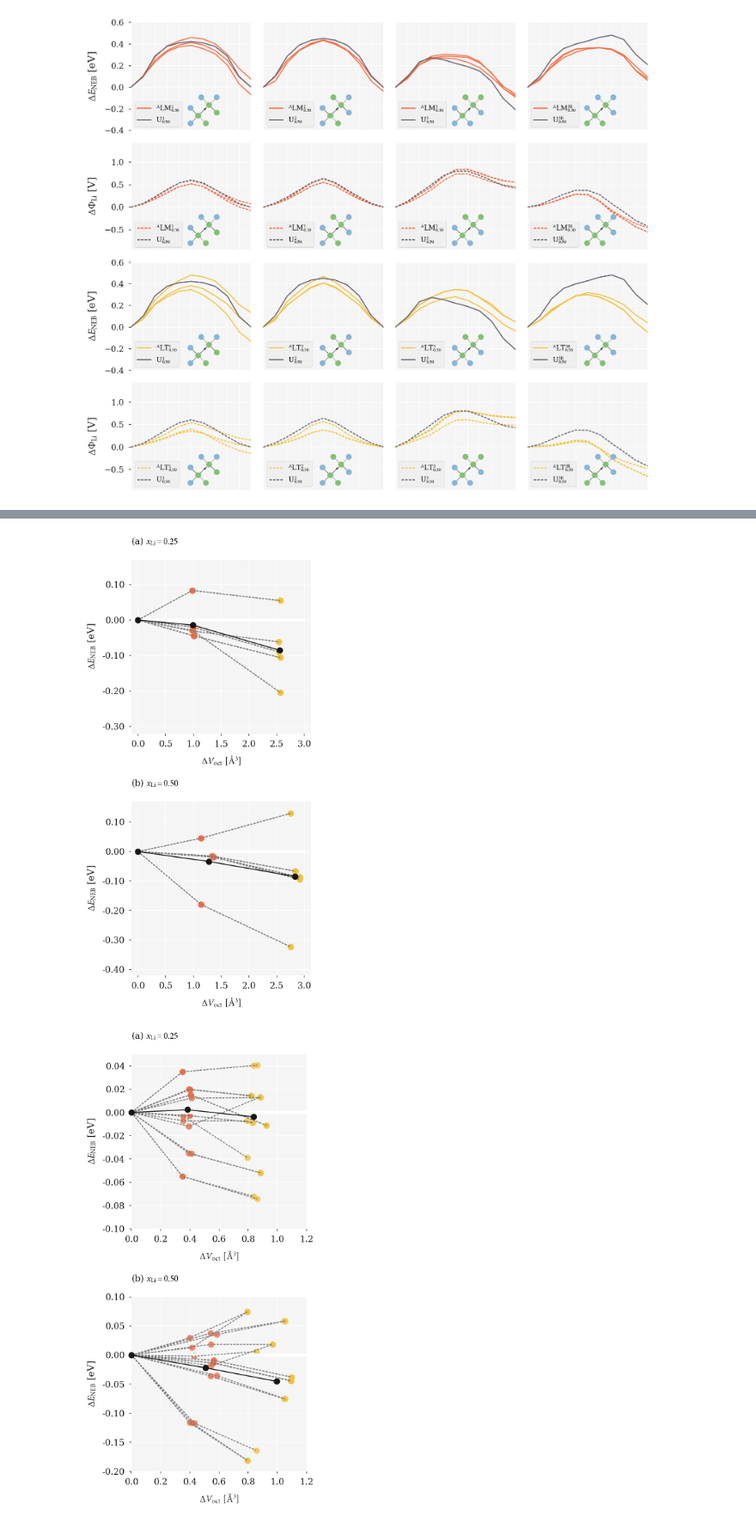
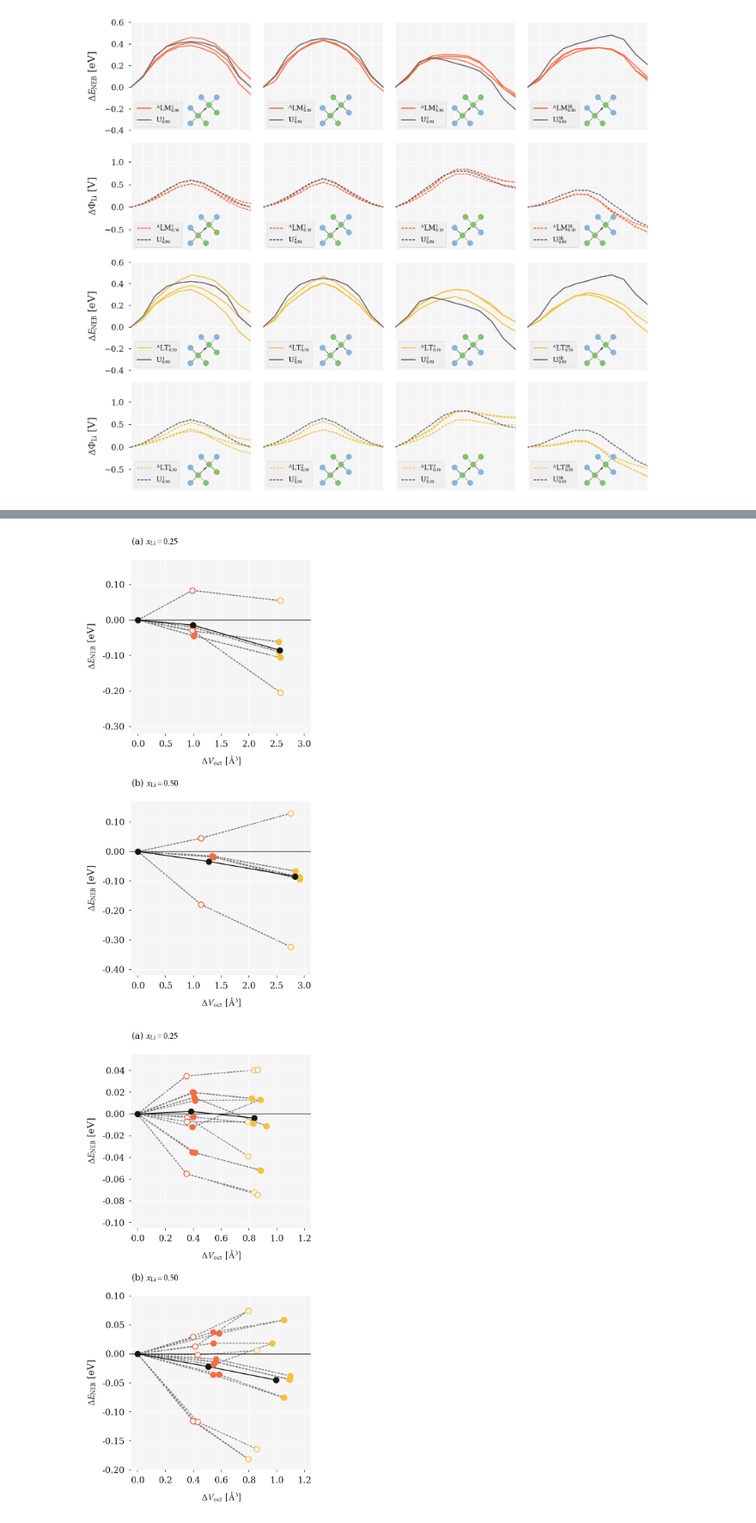
Before and after one commit to bjmorgan/data_NEB_spinel, a Jupyter notebook: analysis/spinel_paper_generating_figures.ipynb, the cells around one changed output, grey strips where cells are left out. Shown at 86% size. Saved outputs shown, nothing was run; the diff lists cells and outputs as text; code cells hidden in the pictures.

```diff
--- a/analysis/spinel_paper_generating_figures.ipynb
+++ b/analysis/spinel_paper_generating_figures.ipynb
@@ -373,6 +373,8 @@ for i, x in enumerate( [0.25, 0.50], 2 ):
             ax[i].plot( barriers, '-', c='grey', linestyle='dashed' )
             for j, ( b, strain ) in enumerate( zip( barriers, [ 'U', 'LM', 'LT' ] ) ):
                 ax[i].plot( j, b, 'o', c=ff.colours[strain] )
+                if path in [ '3', '3R' ]:
+                    ax[i].plot( j, b, 'o', c=ff.lighter_grey, ms=7.3 )
 
 for i in range(len(title)):
     ax[i].set_ylim([0,0.6])
@@ -423,10 +425,13 @@ for ax, conc in zip( axes, [ 0.25, 0.5 ] ):
             x.append( p_bar )
             y.append( E_bar )
 
-            ax.plot( p_bar, E_bar, 'o', linestyle='None',c=ff.colours[strain], clip_on=False )
+            ax.plot( p_bar, E_bar, 'o', linestyle='None',c=ff.colours[strain], clip_on=False, zorder=2 )
+            if path in [ '3', '3R' ]:
+                ax.plot( p_bar,E_bar, 'o', c=ff.lighter_grey, ms=7.3, zorder=2 )
 
         slope, intercept, rvalue, pvalue, stderr = linregress( x, y )
-        ax.plot( np.array( [ 0.0, 1.0 ] ), ff.line( np.array( [ 0.0, 1.0 ] ), slope, intercept ), c=ff.colours[strain] )
+        ax.plot( np.array( [ 0.0, 1.0 ] ), ff.line( np.array( [ 0.0, 1.0 ] ), slope, intercept ),
+                 c=ff.colours[strain], zorder=1 )
 
 axes[0].set_title( r'(a) $x_\mathrm{Li}=0.25$', fontsize=fontsize, loc='left')
 axes[1].set_title( r'(b) $x_\mathrm{Li}=0.50$', fontsize=fontsize, loc='left')
@@ -451,10 +456,10 @@ df = pd.read_csv( '{}/spinel_iso_pot_vol.csv'.format( data_dir, conc ), delim_wh
 
 for i, conc in enumerate( [ 0.25, 0.50 ] ):
 
-    x=np.array( [ -0.2, 3.0 ] )
+    x=np.array( [ -0.2, 3.2 ] )
     y=np.array( [ 0.0, 0.0 ] )
 
-    axes[i].plot(x,y,c='white', linewidth=5)
+    axes[i].plot(x,y,c=ff.nearly_black, linewidth=1)
 
     axes[i].set_xlabel( r'$\Delta V_\mathrm{oct}$ $[\mathrm{\AA}^3]$' )
     axes[i].set_ylabel( r'$\Delta E_\mathrm{NEB}$ [eV]' )
@@ -473,7 +478,7 @@ for i, conc in enumerate( [ 0.25, 0.50 ] ):
                 loc = ( df.path == path ) & ( df.conc == conc ) & ( df.strain == strain )
                 x.append( df[ loc ].dPolyV.values[0] )
                 y.append( df[ loc ].dEbar.values[0] )
-            axes[i].plot( x, y, c='grey', linestyle='dashed' )
+            axes[i].plot( x, y, c='grey', linestyle='dashed', zorder=0 )
 
     x=[]
     y=[]
@@ -515,7 +520,9 @@ for i, conc in enumerate( [ 0.25, 0.50 ] ):
                 x.append( df[ loc ].dPolyV.values[0] )
                 y.append( df[ loc ].dEbar.values[0] )
 
-                axes[i].plot(x,y,'ro', c=col, label=label, alpha=0.8, zorder=1 )
+                axes[i].plot(x,y,'ro', c=col, label=label, alpha=1.0, zorder=1 )
+                if path in [ '3', '3R' ]:
+                    axes[i].plot( x,y,'ro', c=ff.lighter_grey, ms=7.3, zorder=1 )
 
     axes[i].set_title( title[i], fontsize=fontsize, loc='left')
 
@@ -531,7 +538,7 @@ plt.savefig( '{}/oct_vol_vs_delta_e_iso.pdf'.format( figures_dir, conc ) )
 
 ff.set_rcParams( ff.master_formatting )
 # %% [output]
-[figure, old version]
+[figure, new version]
 # %%
 '''
 Figure 9
@@ -544,10 +551,10 @@ title = [ r'(a) $x_\mathrm{Li}=0.25$', r'(b) $x_\mathrm{Li}=0.50$' ]
 
 for i, conc in enumerate( [ 0.25, 0.50 ] ):
 
-    x=np.array( [ -0.2, 1.2 ] )
+    x=np.array( [ -0.2, 1.25 ] )
     y=np.array( [ 0.0, 0.0 ] )
 
-    axes[i].plot(x,y,c='white', linewidth=5)
+    axes[i].plot(x,y,c=ff.nearly_black,linewidth=1)
 
     df = pd.read_csv( '{}/aniso_{:2.2f}.csv'.format( data_dir, conc ), delim_whitespace=True, comment='#' )
 
@@ -568,7 +575,7 @@ for i, conc in enumerate( [ 0.25, 0.50 ] ):
                 loc = ( df.path == path ) & ( df['axes'] == ax ) & ( df.conc == conc ) & ( df.strain == strain )
                 x.append( df[ loc ].dPolyV.values[0] )
                 y.append( df[ loc ].dEbar.values[0] )
-            axes[i].plot(x,y,c='grey',linestyle='dashed')
+            axes[i].plot(x,y,c='grey',linestyle='dashed', zorder=0)
 
     x=[]
     y=[]
@@ -591,36 +598,42 @@ for i, conc in enumerate( [ 0.25, 0.50 ] ):
                 col = ff.colours[ strain ]
                 if strain =='LT':
                     if lt_lab == True:
                         label = None
                     else:
                         label = r"LiTi$_5$O$_{12}$"
                         lt_lab = True
 
                 if strain == 'LM':
                     if lm_lab == True:
                         label = None
                     else:
                         label = r"LiMn$_2$O$_4$"
                         lm_lab = True
 
                 x=[]
                 y=[]
                 loc = ( df.path == path ) & ( df['axes'] == ax ) & ( df.conc == conc ) & ( df.strain == strain )
                 x.append( df[ loc ].dPolyV.values[0] )
                 y.append( df[ loc ].dEbar.values[0] )
-                axes[i].plot(x,y,'ro', c=col, label=label, alpha=0.8, zorder=1 )
+                axes[i].plot(x,y,'ro', c=col, label=label, alpha=1.0, zorder=2 )
+                if path in [ '3', '3R' ]:
+                    axes[i].plot( x,y,'ro', c=ff.lighter_grey, ms=7.3, zorder=2 )
 
     axes[i].set_title( title[i], fontsize=fontsize, loc='left')
 
-axes[0].set_ylim([-0.10,0.05])
+axes[0].set_ylim([-0.105,0.055])
+axes[0].set_xlim([-0.045,1.245])
 axes[1].set_ylim([-0.20,0.10])
+axes[1].set_xlim([-0.045,1.245])
+axes[0].set_xticks(np.linspace(0.0,1.2,7))
+axes[1].set_xticks(np.linspace(0.0,1.2,7))
 
 plt.tight_layout()
 plt.savefig( '{}/oct_vol_vs_delta_e_aniso.pdf'.format( figures_dir, conc ) )
 
 ff.set_rcParams( ff.master_formatting )
 # %% [output]
-[figure, old version]
+[figure, new version]
 # %%
 %load_ext version_information
 %version_information pandas, numpy, matplotlib, scipy, version_information
```
Also changed, not shown: parts of 3 cells of this notebook, 7 other files.
